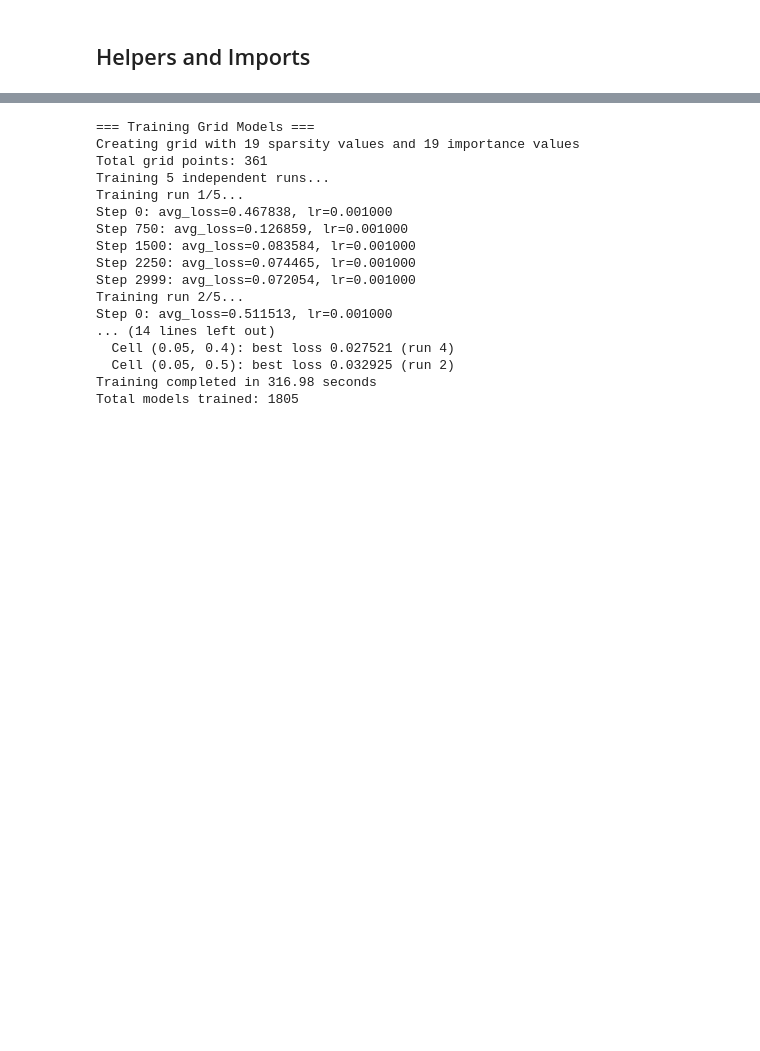
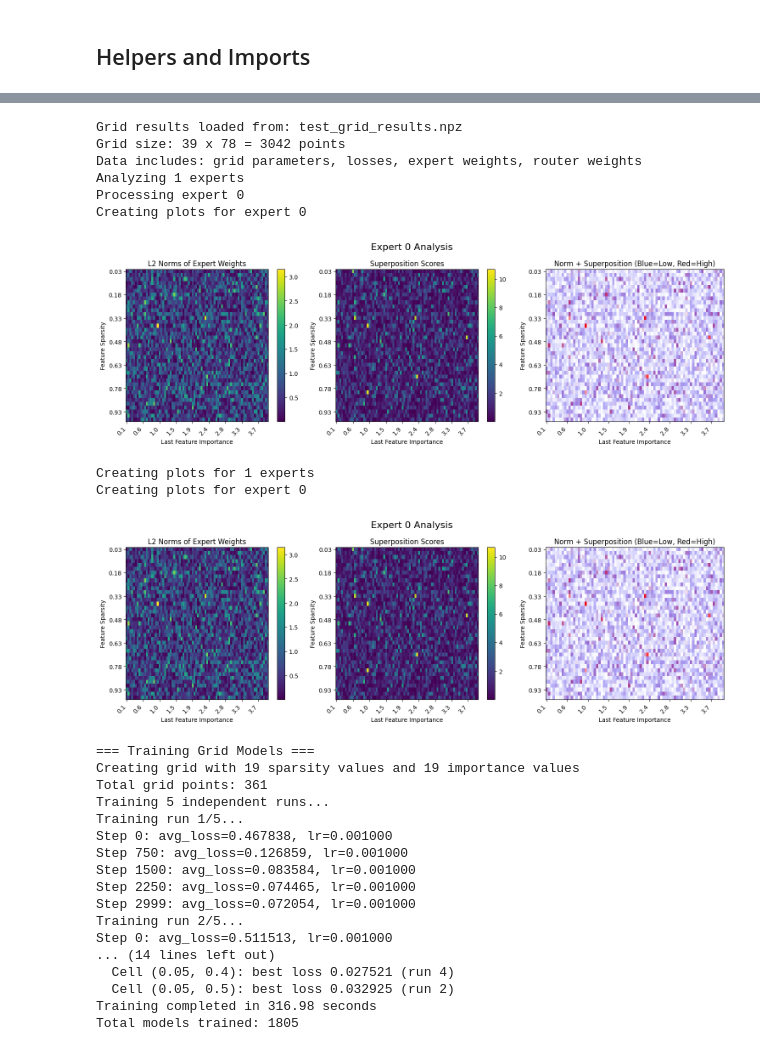
Before and after one commit to MarmikChaudhari/moe-superposition, a Jupyter notebook: phase_changes_revised.ipynb, the cells around one changed output, grey strips where cells are left out. Cells and saved outputs as stored; diff of their text form; code cells hidden in the pictures; blank space fills up the shorter version.

```diff
--- a/phase_changes_revised.ipynb
+++ b/phase_changes_revised.ipynb
@@ -173,7 +176,7 @@ def plot_colormap_plotly(n: int = 200, *, max_norm: float = 1.0, max_super: floa
 fig = plot_colormap_plotly(n=200)
 fig.show()
 # %%
-def analyze_norm_and_superposition_all_experts(grid_results, config, figsize=(15, 5)):
+def analyze_norm_and_superposition_all_experts(grid_results, config, figsize=(15, 5), feature_index=-1):
     """
     Analyze norm and superposition for all experts in a given grid of results.
 
@@ -208,7 +211,7 @@ def analyze_norm_and_superposition_all_experts(grid_results, config, figsize=(15
                 # Get weights for this expert
                 expert_weight_matrix = expert_weights[expert_id]  # Shape: [n_features, n_hidden]
 
-                expert_metrics = compute_feature_metrics(expert_weight_matrix).iloc[-1]
+                expert_metrics = compute_feature_metrics(expert_weight_matrix).iloc[feature_index]
 
                 norm_grids[expert_id, i, j] = expert_metrics['norm']
                 superposition_grids[expert_id, i, j] = expert_metrics['super_score']
@@ -216,18 +219,11 @@ def analyze_norm_and_superposition_all_experts(grid_results, config, figsize=(15
         # Analyze each grid cell for colors for this expert
         for i, sparsity in enumerate(sparsity_values):
             for j, importance in enumerate(importance_values):
-                result = grid_results[(sparsity, importance)]
-                expert_weights = result['expert_weights']  # First (and only) expert
-
-                # Get weights for this expert
-                expert_weight_matrix = expert_weights[expert_id]  # Shape: [n_features, n_hidden]
-
-                expert_metrics = compute_feature_metrics(expert_weight_matrix).iloc[-1]
 
                 # Store RGB values for color visualization
                 rgb_color = color_from_metrics(
-                    expert_metrics['norm'],
-                    expert_metrics['super_score'],
+                    norm_grids[expert_id, i, j],
+                    superposition_grids[expert_id, i, j],
                     max_norm=np.max(norm_grids[expert_id]),
                     max_super=np.max(superposition_grids[expert_id])
                 )
@@ -614,0 +846,35 @@ def plot_expert_metrics(model):
+# %%
+# Load the results
+loaded_data = load_grid_results("test_grid_results.npz")
+grid_results = loaded_data['grid_results']
+sparsity_values = loaded_data['sparsity_values']
+importance_values = loaded_data['importance_values']
+config_params = loaded_data.get('config_params', {})
+
+# Create a minimal config object with all required attributes
+class SimpleConfig:
+    def __init__(self, sparsity_values, importance_values, config_params):
+        self.sparsity_values = sparsity_values
+        self.importance_values = importance_values
+        self.n_experts = config_params.get('n_experts', 1)
+        self.n_features = config_params.get('n_features', 2)
+        self.n_hidden = config_params.get('n_hidden', 1)
+        self.n_active_experts = config_params.get('n_active_experts', 1)
+
+simple_config = SimpleConfig(sparsity_values, importance_values, config_params)
+
+# Run analysis directly
+analysis_output = analyze_norm_and_superposition_all_experts(grid_results, simple_config)
+plot_loss_grid_sparsity_last_feature_plotly(grid_results, simple_config, max_loss=.15)
+plot_norm_and_superposition_analysis(analysis_output, simple_config)
+# %% [output]
+Grid results loaded from: test_grid_results.npz
+Grid size: 39 x 78 = 3042 points
+Data includes: grid parameters, losses, expert weights, router weights
+Analyzing 1 experts
+Processing expert 0
+Creating plots for expert 0
+[figure, added]
+Creating plots for 1 experts
+Creating plots for expert 0
+[figure, added]
```
Also changed, not shown: parts of 29 cells of this notebook, 3 other files.
